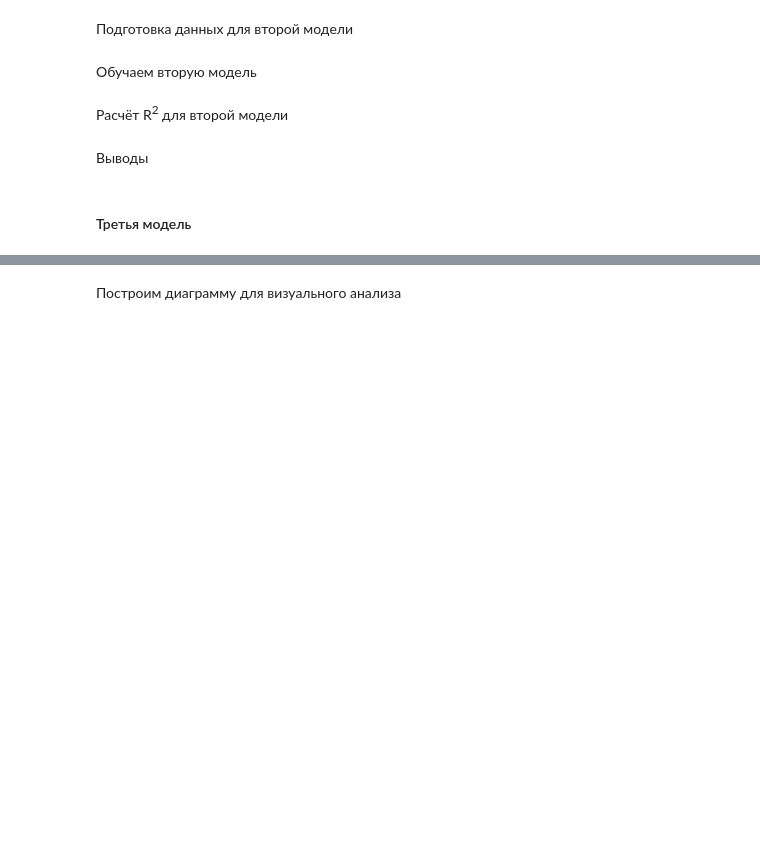
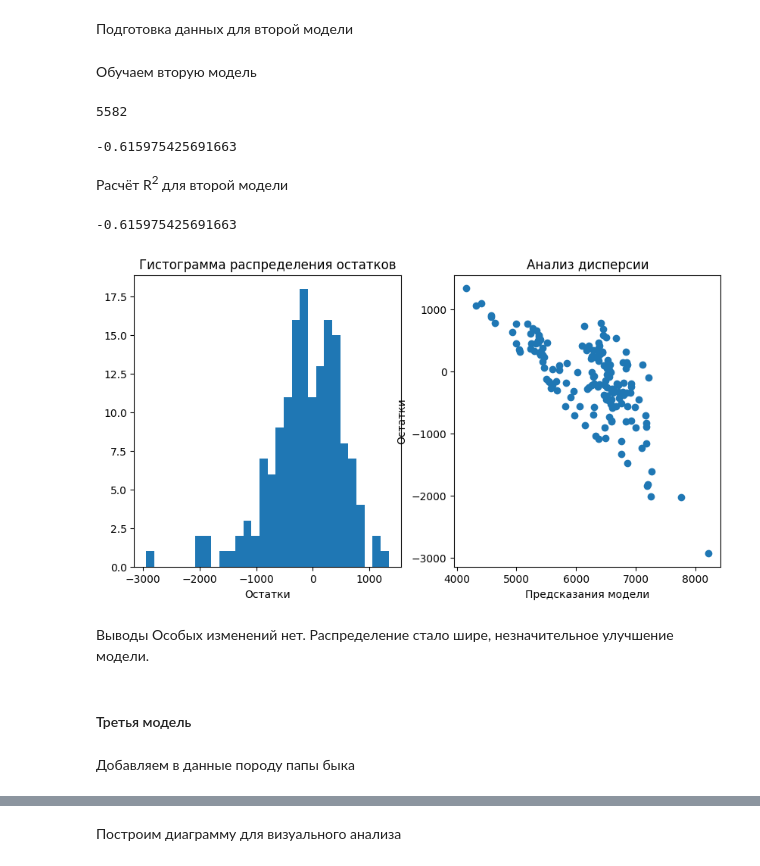
Before and after one commit to eugenii/data_sciencse, a Jupyter notebook: 10_Linnear_Models/main.ipynb, the cells around one changed output, grey strips where cells are left out. Cells and saved outputs as stored; diff of their text form; code cells hidden in the pictures; blank space fills up the shorter version.

```diff
--- a/10_Linnear_Models/main.ipynb
+++ b/10_Linnear_Models/main.ipynb
@@ -96,7 +190,7 @@ for ind, col in enumerate(numeric_columns):
 df1['Порода'] = df1['Порода'].replace('Айдиалл', 'Айдиал')
 df1['порода папы_быка'] = df1['порода папы_быка'].replace('Айдиалл', 'Айдиал')
 # Замена типа пастбища
-df1['Тип пастбища'] = df1['Тип пастбища'].replace('Равниннное', 'Равнинное')
+df1['Тип пастбища'] = df1['Тип пастбища'].replace(['Равниннное', 'Равнинные'], 'Равнинное')
 
 # Проверка результата
 print(df1['Порода'].unique())  # Вывод уникальных значений в столбце 'порода'
@@ -301,31 +444,42 @@ X_test_scaled_m2 = scaler.transform(X_test[numeric_cols_2])
+# %%
+# Количественные дaнные
+numerical_cols_m2 = [
+    'ЭКЕ (Энергетическая кормовая единица)', 'ЭКЕ_2',
+    'СПО (Сахаро-протеиновое соотношение)',
+    'Сырой протеин, г', 'Жирность,%'
+]
+scaler_m2 = StandardScaler()
+X_train_scaled_m2 = scaler_m2.fit_transform(X_train_m2[numerical_cols_m2])
+X_test_scaled_m2 = scaler_m2.transform(X_test_m2[numerical_cols_m2])
 # %%
-# Преобразуем масштабированные числовые признаки в sparse матрицу
-from scipy.sparse import csr_matrix
-X_train_scaled_sparse = csr_matrix(X_train_scaled_m2)
-X_test_scaled_sparse = csr_matrix(X_test_scaled_m2)
-
 # Объединяем по горизонтали
-X_train_final_m2 = hstack([X_train_scaled_sparse, X_train_ohe_m2])
-X_test_final_m2 = hstack([X_test_scaled_sparse, X_test_ohe_m2])
+X_train_final_m2 = hstack([X_train_scaled_m2, X_train_ohe_m2])
+X_test_final_m2 = hstack([X_test_scaled_m2, X_test_ohe_m2])
 # %% [markdown]
 Обучаем вторую модель
 # %%
 # Модель.
 
-model_lr_2 = LinearRegression()
-model_lr_2.fit(X_train_final_m2, y_train)
+model_lr_m2 = LinearRegression()
+model_lr_m2.fit(X_train_final_m2, y_train_m2)
 
 # Прогноз.
 
-y_pred_2 = model_lr_2.predict(X_test_final_m2)
-y_pred_2
+y_pred_m2 = model_lr_m2.predict(X_test_final_m2)
+display(int(y_pred_m2[0]))
 
 # Оценка.
 
-model_lr_2.score(X_test_final_m2, y_test)
+score_2 = model_lr_m2.score(X_test_final_m2, y_test)
+score_2
+# %% [output]
+5582
+-0.615975425691663
 # %% [markdown]
 Расчёт R<sup>2</sup>  для второй модели
 # %%
 # Расчёт
-r2 = r2_score(y_test, y_pred_2)
-print(r2)
+r2_m2 = r2_score(y_test, y_pred_m2)
+print(r2_m2)
+# %% [output]
+-0.615975425691663
@@ -336,22 +486,27 @@ print(r2)
 # %%
 # анализ остатков
-residuals = residuals = y_test - y_pred_2
+residuals_m2 = y_test - y_pred_m2
 
-# постройте графики по количественным признакам — гистограмму частотности
+# строим графики по количественным признакам — гистограмму частотности
 # распределения и диаграмму рассеяния
 fig, axes = plt.subplots(nrows=1, ncols=2, figsize=(10,5))
-axes[0].hist(residuals, bins=30)
+axes[0].hist(residuals_m2, bins=30)
 axes[0].set_title('Гистограмма распределения остатков')
 axes[0].set_xlabel('Остатки')
 
-axes[1].scatter(x=y_pred_2, y=residuals)
+axes[1].scatter(x=y_pred_m2, y=residuals_m2)
 axes[1].set_xlabel('Предсказания модели')
 axes[1].set_ylabel('Остатки')
 axes[1].set_title('Анализ дисперсии')
 plt.show()
+# %% [output]
+[figure, added]
-# %% [markdown]
-Выводы
+# %% [markdown]
+Выводы
+Особых изменений нет. Распределение стало шире, незначительное улучшение модели.
 # %% [markdown]
 #### Третья модель
+# %% [markdown]
+Добавляем в данные породу папы быка
 # %%
 # Объединяем по столбцу 'id'
```
Also changed, not shown: parts of 79 cells of this notebook.
